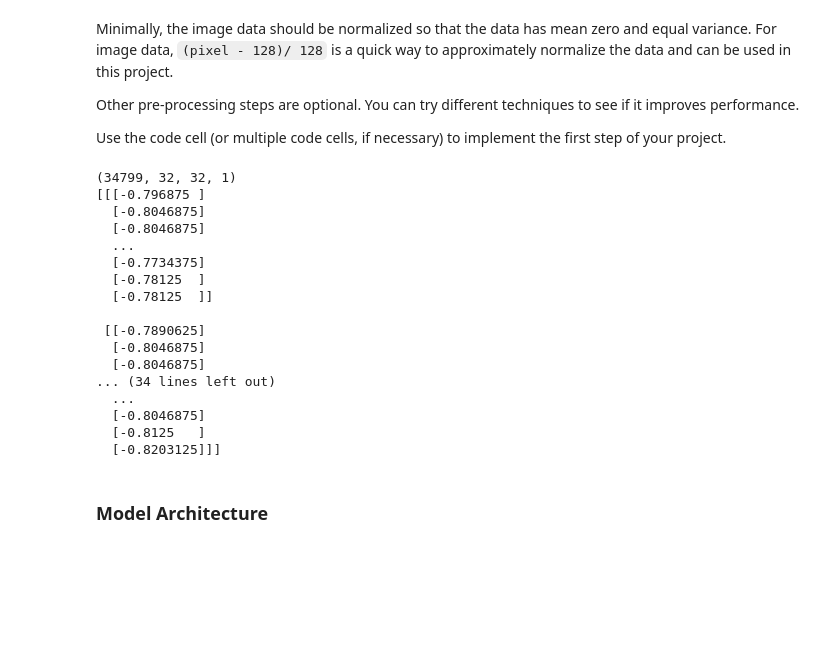
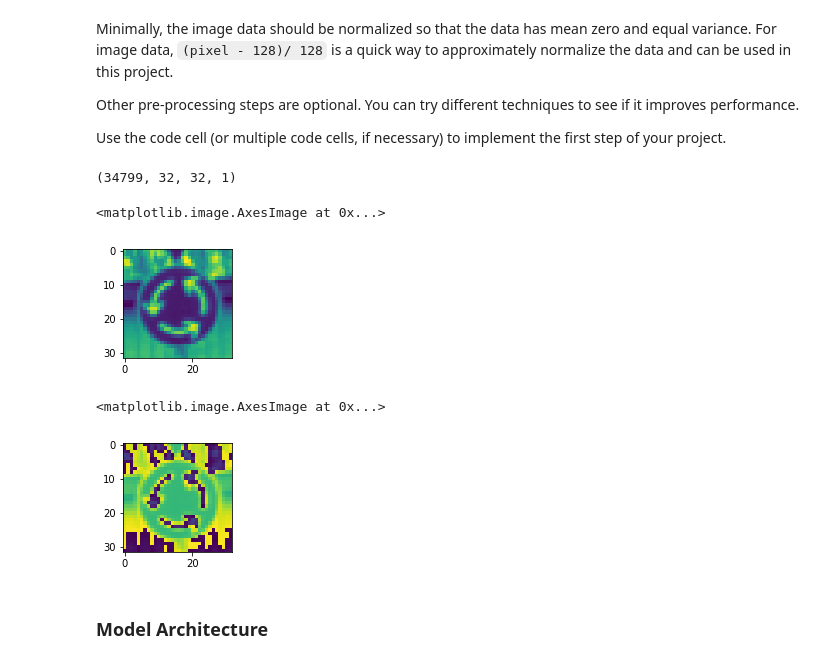
Before and after one commit to amoi9/traffic-signs-classifier, a Jupyter notebook: Traffic_Sign_Classifier.ipynb, the cells around one changed output. Drawn from its saved outputs; the diff is of its cells as text; code cells hidden in the pictures; blank space fills up the shorter version.

```diff
--- a/Traffic_Sign_Classifier.ipynb
+++ b/Traffic_Sign_Classifier.ipynb
@@ -164,27 +164,25 @@ def preprocess(X):
 X_train_norm = preprocess(X_train)
 X_valid_norm = preprocess(X_valid)
 X_test_norm = preprocess(X_test)
-# %%
-print(X_train_norm.shape)
-print(X_train_norm[0])
-# %% [output]
-(34799, 32, 32, 1)
-[[[-0.796875 ]
-  [-0.8046875]
-  [-0.8046875]
-  ...
-  [-0.7734375]
-  [-0.78125  ]
-  [-0.78125  ]]
-
- [[-0.7890625]
-  [-0.8046875]
-  [-0.8046875]
-... (34 lines left out)
-  ...
-  [-0.8046875]
-  [-0.8125   ]
-  [-0.8203125]]]
+# %%
+print(X_train_norm.shape)
+index = random.randint(0, len(X_train))
+image = X_train[index].squeeze()
+image = cv2.cvtColor(image, cv2.COLOR_RGB2GRAY)
+
+plt.figure(figsize=(2,2))
+plt.imshow(image)
+# %% [output]
+(34799, 32, 32, 1)
+<matplotlib.image.AxesImage at 0x...>
+[figure, added]
+# %%
+image = (image - 128) / 128
+plt.figure(figsize=(2,2))
+plt.imshow(image)
+# %% [output]
+<matplotlib.image.AxesImage at 0x...>
+[figure, added]
 # %% [markdown]
 ### Model Architecture
 # %%
```
Also changed, not shown: parts of 4 cells of this notebook, 7 other files.
